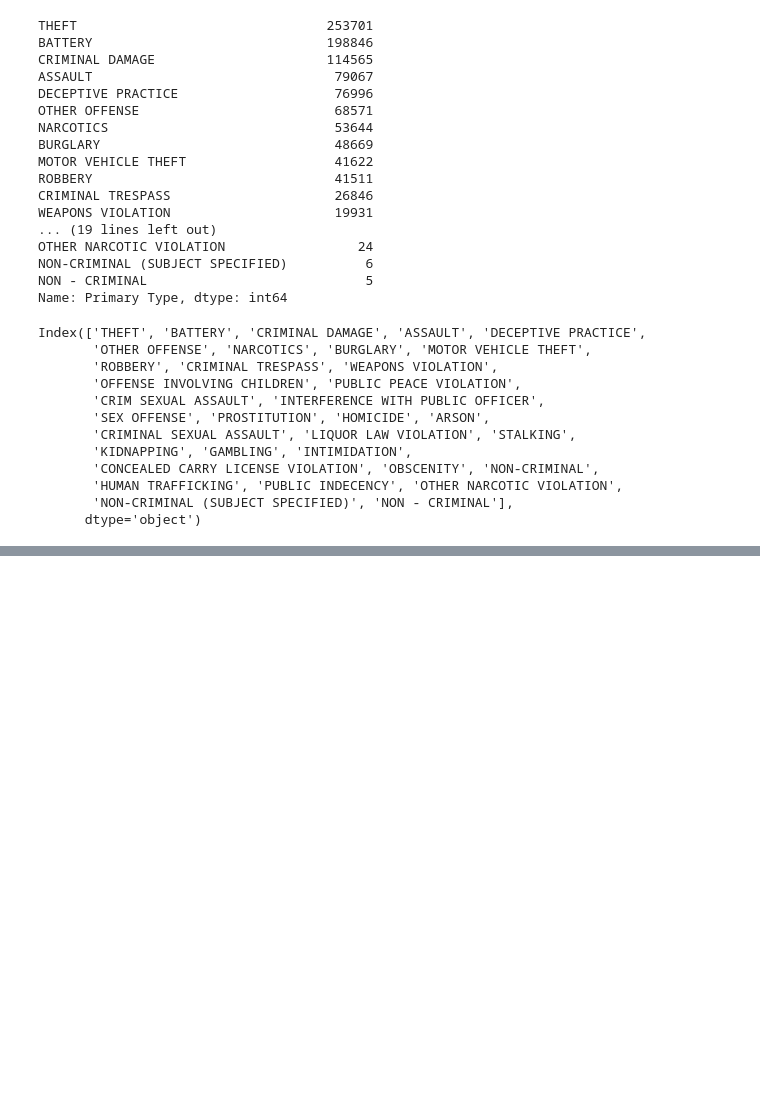
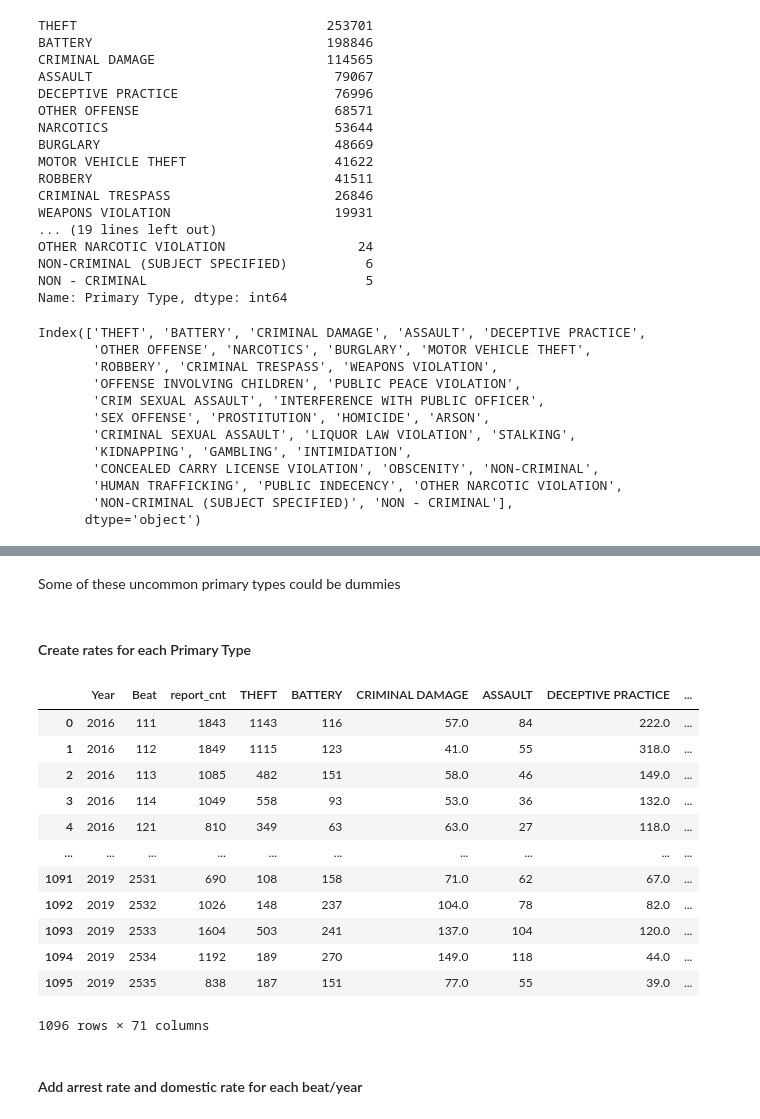
Before and after one commit to colevfrank/254_ML_IL_Crime, a Jupyter notebook: crime_feature_engineering.ipynb, the cells around one changed output, grey strips where cells are left out. Cells and saved outputs as stored; diff of their text form; code cells hidden in the pictures; blank space fills up the shorter version.

```diff
--- a/crime_feature_engineering.ipynb
+++ b/crime_feature_engineering.ipynb
@@ -152,0 +170,26 @@ See the caveats in the documentation: https://pandas.pydata.org/pandas-docs/stab
+# %% [markdown]
+Some of these uncommon primary types could be dummies
+# %% [markdown]
+#### Create rates for each Primary Type
+# %%
+for primary in primaries:
+    col_name = primary + "_rate"
+    cdf_beats[col_name] = cdf_beats[primary] / cdf_beats['report_cnt']
+
+cdf_beats
+# %% [output]
+|  | Year | Beat | report_cnt | THEFT | BATTERY | CRIMINAL DAMAGE | ASSAULT | DECEPTIVE PRACTICE | ... |
+| 0 | 2016 | 111 | 1843 | 1143 | 116 | 57.0 | 84 | 222.0 | ... |
+| 1 | 2016 | 112 | 1849 | 1115 | 123 | 41.0 | 55 | 318.0 | ... |
+| 2 | 2016 | 113 | 1085 | 482 | 151 | 58.0 | 46 | 149.0 | ... |
+| 3 | 2016 | 114 | 1049 | 558 | 93 | 53.0 | 36 | 132.0 | ... |
+| 4 | 2016 | 121 | 810 | 349 | 63 | 63.0 | 27 | 118.0 | ... |
+| ... | ... | ... | ... | ... | ... | ... | ... | ... | ... |
+| 1091 | 2019 | 2531 | 690 | 108 | 158 | 71.0 | 62 | 67.0 | ... |
+| 1092 | 2019 | 2532 | 1026 | 148 | 237 | 104.0 | 78 | 82.0 | ... |
+| 1093 | 2019 | 2533 | 1604 | 503 | 241 | 137.0 | 104 | 120.0 | ... |
+| 1094 | 2019 | 2534 | 1192 | 189 | 270 | 149.0 | 118 | 44.0 | ... |
+| 1095 | 2019 | 2535 | 838 | 187 | 151 | 77.0 | 55 | 39.0 | ... |
+1096 rows × 71 columns
+# %% [markdown]
+#### Add arrest rate and domestic rate for each beat/year
```
Also changed, not shown: parts of 14 cells of this notebook.
